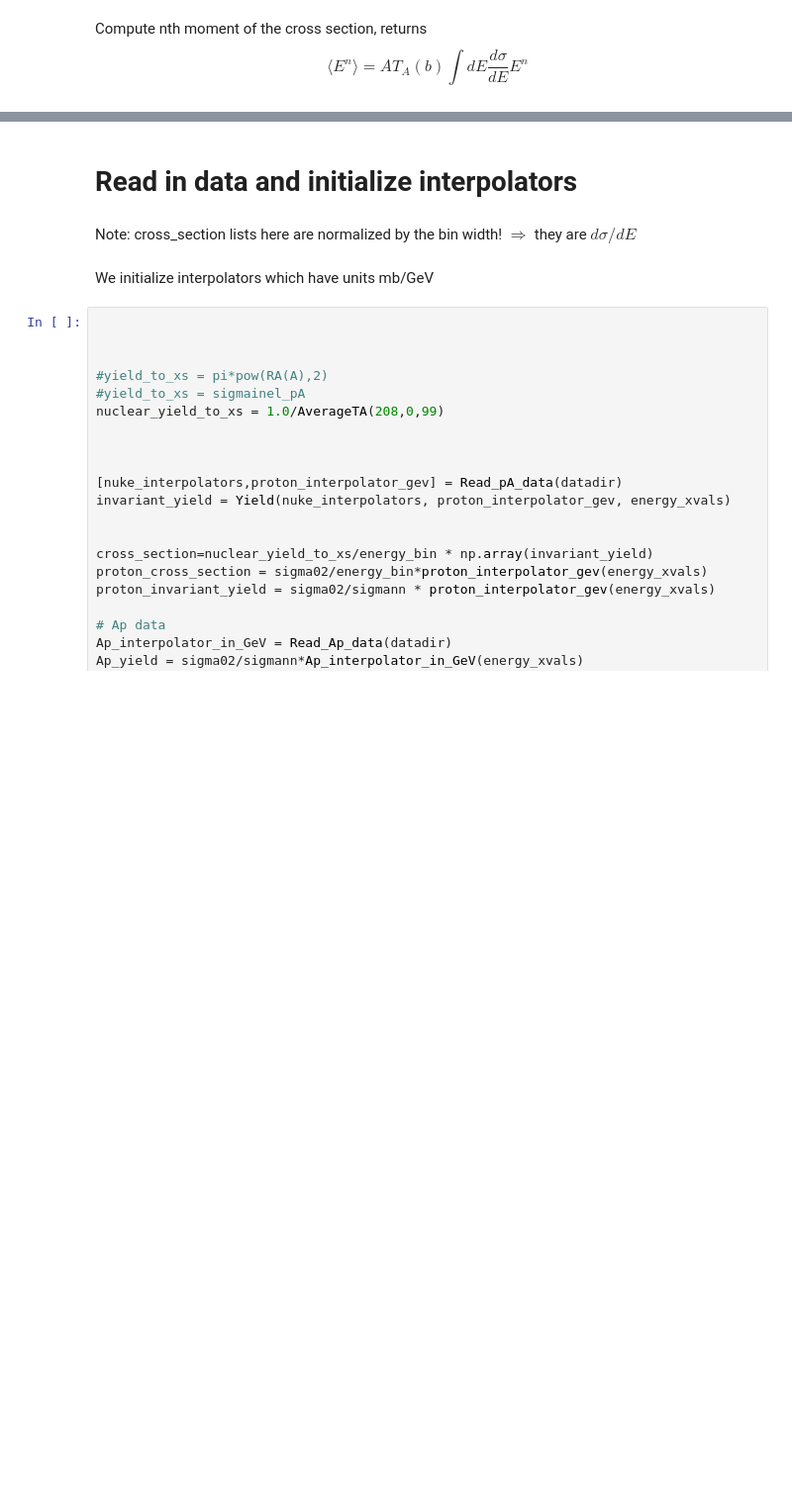
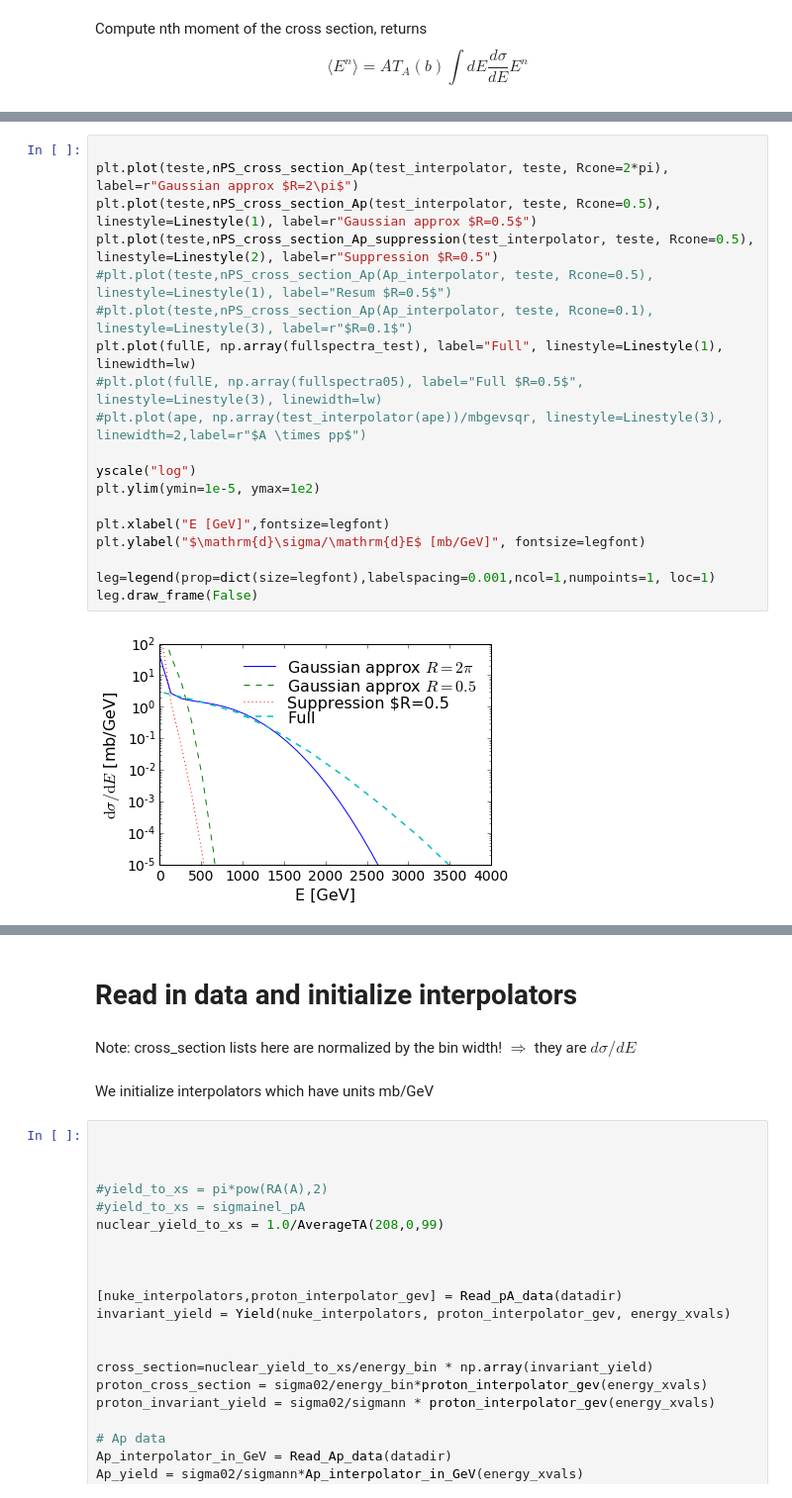
Before and after one commit to hejajama/amplitudelib, a Jupyter notebook: tools/castor_analysis.ipynb, the cells around one changed output, grey strips where cells are left out. Shown at 99% size. Saved outputs shown, nothing was run; the diff lists cells and outputs as text; blank space fills up the shorter version.

```diff
--- a/tools/castor_analysis.ipynb
+++ b/tools/castor_analysis.ipynb
@@ -540,0 +787,21 @@ yscale("log")
+# %%
+
+plt.plot(teste,nPS_cross_section_Ap(test_interpolator, teste, Rcone=2*pi), label=r"Gaussian approx $R=2\pi$")
+plt.plot(teste,nPS_cross_section_Ap(test_interpolator, teste, Rcone=0.5), linestyle=Linestyle(1), label=r"Gaussian approx $R=0.5$")
+plt.plot(teste,nPS_cross_section_Ap_suppression(test_interpolator, teste, Rcone=0.5), linestyle=Linestyle(2), label=r"Suppression $R=0.5")
+#plt.plot(teste,nPS_cross_section_Ap(Ap_interpolator, teste, Rcone=0.5), linestyle=Linestyle(1), label="Resum $R=0.5$")
+#plt.plot(teste,nPS_cross_section_Ap(Ap_interpolator, teste, Rcone=0.1), linestyle=Linestyle(3), label=r"$R=0.1$")
+plt.plot(fullE, np.array(fullspectra_test), label="Full", linestyle=Linestyle(1), linewidth=lw)
+#plt.plot(fullE, np.array(fullspectra05), label="Full $R=0.5$", linestyle=Linestyle(3), linewidth=lw)
+#plt.plot(ape, np.array(test_interpolator(ape))/mbgevsqr, linestyle=Linestyle(3), linewidth=2,label=r"$A \times pp$")
+
+yscale("log")
+plt.ylim(ymin=1e-5, ymax=1e2)
+
+plt.xlabel("E [GeV]",fontsize=legfont)
+plt.ylabel("$\mathrm{d}\sigma/\mathrm{d}E$ [mb/GeV]", fontsize=legfont)
+
+leg=legend(prop=dict(size=legfont),labelspacing=0.001,ncol=1,numpoints=1, loc=1)
+leg.draw_frame(False)
+# %% [output]
+[figure, added]
```
Also changed, not shown: parts of 55 cells of this notebook.
